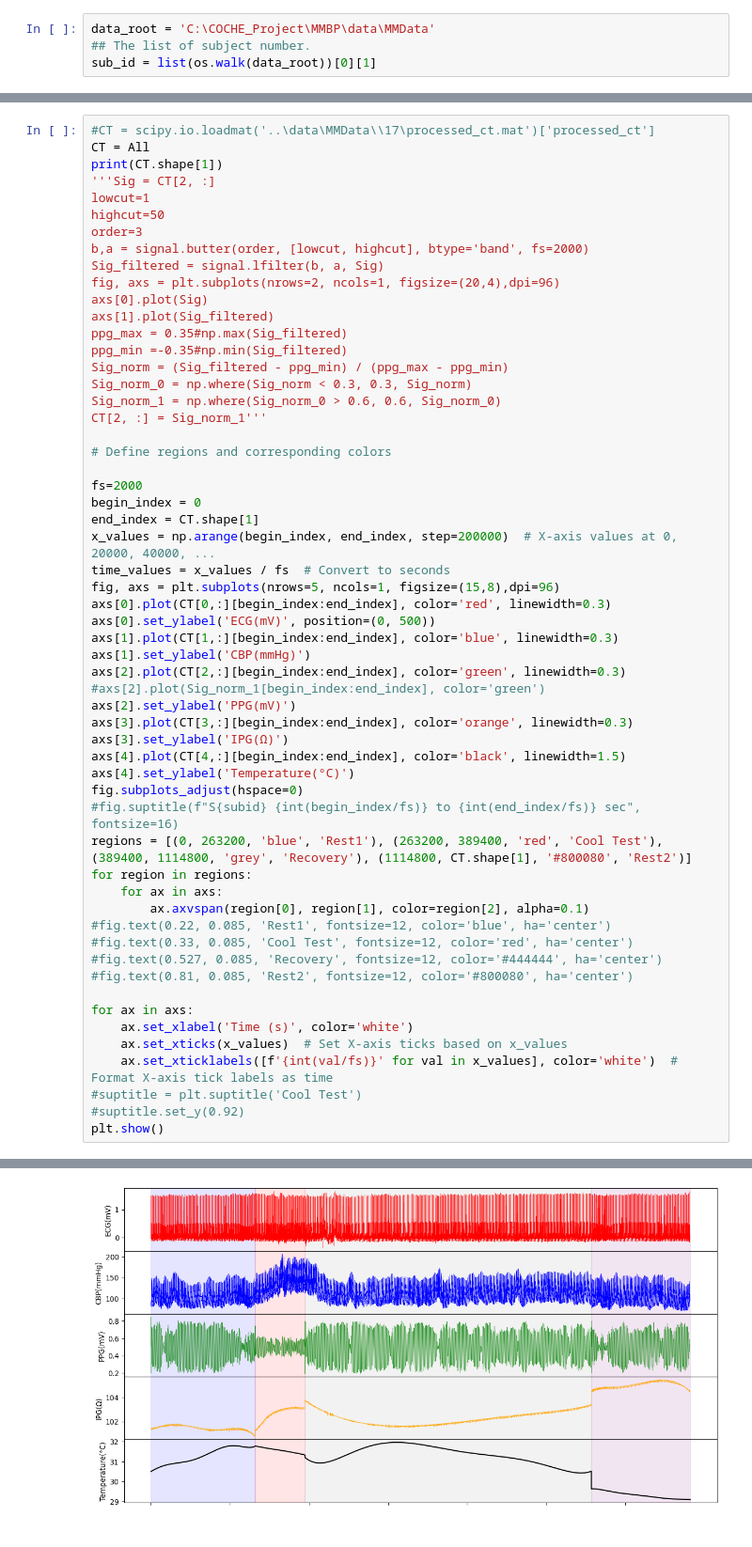
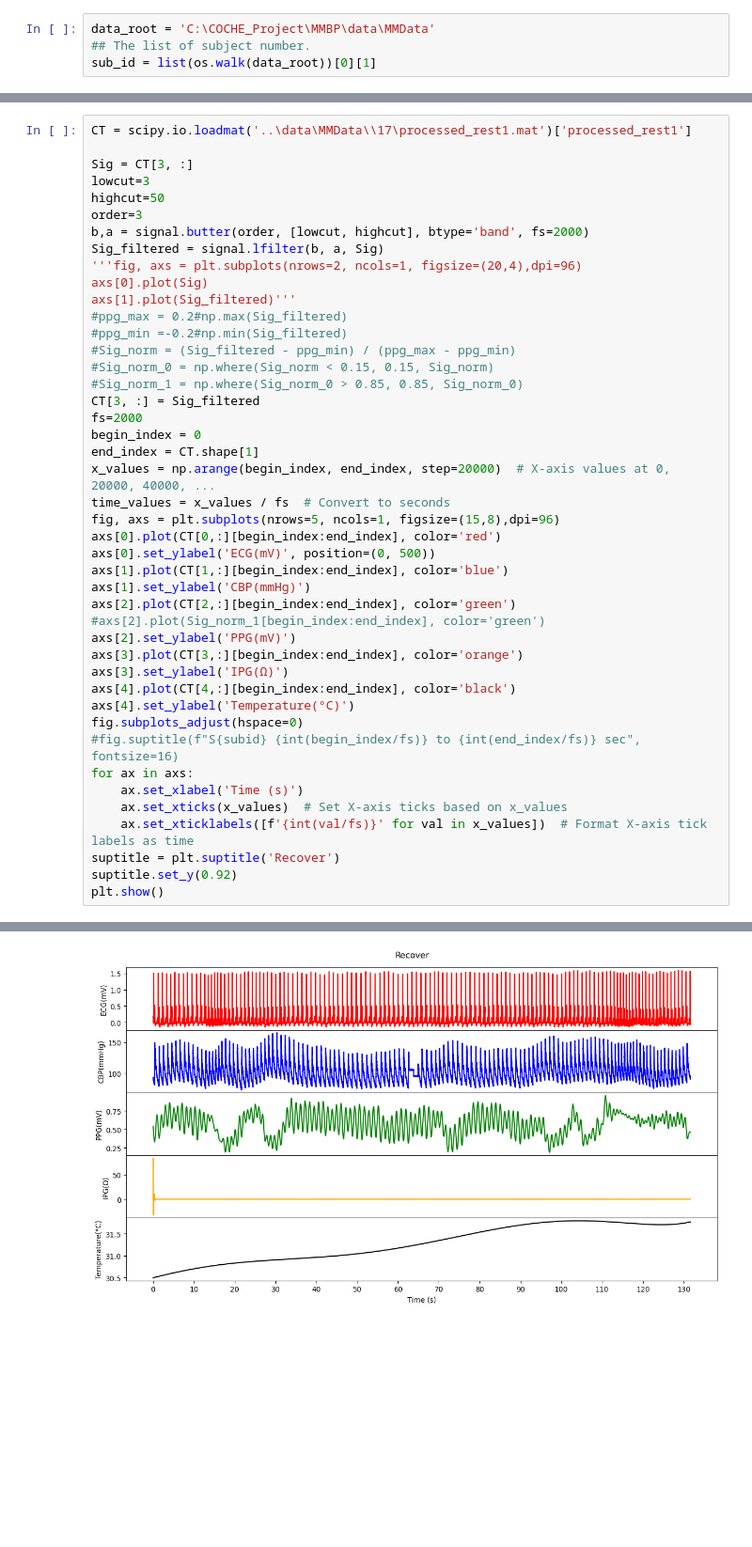
Before and after one commit to YanweiJIN/COCHEHK, a Jupyter notebook: MMBP/signals_30Jan24.ipynb, the cells around one changed output, grey strips where cells are left out. Shown at 94% size. Drawn from its saved outputs; the diff is of its cells as text; blank space fills up the shorter version.

```diff
--- a/MMBP/signals_30Jan24.ipynb
+++ b/MMBP/signals_30Jan24.ipynb
@@ -91,58 +256,45 @@ All = np.concatenate((Rest1, CT, Re, Rest2), axis=1)
 # %%
-#CT = scipy.io.loadmat('..\data\MMData\\17\processed_ct.mat')['processed_ct']
-CT = All
-print(CT.shape[1])
-'''Sig = CT[2, :]
-lowcut=1
+CT = scipy.io.loadmat('..\data\MMData\\17\processed_rest1.mat')['processed_rest1']
+
+Sig = CT[3, :]
+lowcut=3
 highcut=50
 order=3
 b,a = signal.butter(order, [lowcut, highcut], btype='band', fs=2000)
 Sig_filtered = signal.lfilter(b, a, Sig)
-fig, axs = plt.subplots(nrows=2, ncols=1, figsize=(20,4),dpi=96)
+'''fig, axs = plt.subplots(nrows=2, ncols=1, figsize=(20,4),dpi=96)
 axs[0].plot(Sig)
-axs[1].plot(Sig_filtered)
-ppg_max = 0.35#np.max(Sig_filtered)
-ppg_min =-0.35#np.min(Sig_filtered)
-Sig_norm = (Sig_filtered - ppg_min) / (ppg_max - ppg_min)
-Sig_norm_0 = np.where(Sig_norm < 0.3, 0.3, Sig_norm)
-Sig_norm_1 = np.where(Sig_norm_0 > 0.6, 0.6, Sig_norm_0)
-CT[2, :] = Sig_norm_1'''
-
-# Define regions and corresponding colors
-
+axs[1].plot(Sig_filtered)'''
+#ppg_max = 0.2#np.max(Sig_filtered)
+#ppg_min =-0.2#np.min(Sig_filtered)
+#Sig_norm = (Sig_filtered - ppg_min) / (ppg_max - ppg_min)
+#Sig_norm_0 = np.where(Sig_norm < 0.15, 0.15, Sig_norm)
+#Sig_norm_1 = np.where(Sig_norm_0 > 0.85, 0.85, Sig_norm_0)
+CT[3, :] = Sig_filtered
 fs=2000
 begin_index = 0
 end_index = CT.shape[1]
-x_values = np.arange(begin_index, end_index, step=200000)  # X-axis values at 0, 20000, 40000, ...
+x_values = np.arange(begin_index, end_index, step=20000)  # X-axis values at 0, 20000, 40000, ...
 time_values = x_values / fs  # Convert to seconds
 fig, axs = plt.subplots(nrows=5, ncols=1, figsize=(15,8),dpi=96)
-axs[0].plot(CT[0,:][begin_index:end_index], color='red', linewidth=0.3)
+axs[0].plot(CT[0,:][begin_index:end_index], color='red')
 axs[0].set_ylabel('ECG(mV)', position=(0, 500))
-axs[1].plot(CT[1,:][begin_index:end_index], color='blue', linewidth=0.3)
+axs[1].plot(CT[1,:][begin_index:end_index], color='blue')
 axs[1].set_ylabel('CBP(mmHg)')
-axs[2].plot(CT[2,:][begin_index:end_index], color='green', linewidth=0.3)
+axs[2].plot(CT[2,:][begin_index:end_index], color='green')
 #axs[2].plot(Sig_norm_1[begin_index:end_index], color='green')
 axs[2].set_ylabel('PPG(mV)')
-axs[3].plot(CT[3,:][begin_index:end_index], color='orange', linewidth=0.3)
+axs[3].plot(CT[3,:][begin_index:end_index], color='orange')
 axs[3].set_ylabel('IPG(Ω)')
-axs[4].plot(CT[4,:][begin_index:end_index], color='black', linewidth=1.5)
+axs[4].plot(CT[4,:][begin_index:end_index], color='black')
 axs[4].set_ylabel('Temperature(°C)')
 fig.subplots_adjust(hspace=0)
 #fig.suptitle(f"S{subid} {int(begin_index/fs)} to {int(end_index/fs)} sec", fontsize=16)
-regions = [(0, 263200, 'blue', 'Rest1'), (263200, 389400, 'red', 'Cool Test'), (389400, 1114800, 'grey', 'Recovery'), (1114800, CT.shape[1], '#800080', 'Rest2')]
-for region in regions:
-    for ax in axs:
-        ax.axvspan(region[0], region[1], color=region[2], alpha=0.1)
-#fig.text(0.22, 0.085, 'Rest1', fontsize=12, color='blue', ha='center')
-#fig.text(0.33, 0.085, 'Cool Test', fontsize=12, color='red', ha='center')
-#fig.text(0.527, 0.085, 'Recovery', fontsize=12, color='#444444', ha='center')
-#fig.text(0.81, 0.085, 'Rest2', fontsize=12, color='#800080', ha='center')
-
 for ax in axs:
-    ax.set_xlabel('Time (s)', color='white')
+    ax.set_xlabel('Time (s)')
     ax.set_xticks(x_values)  # Set X-axis ticks based on x_values
-    ax.set_xticklabels([f'{int(val/fs)}' for val in x_values], color='white')  # Format X-axis tick labels as time
-#suptitle = plt.suptitle('Cool Test')
-#suptitle.set_y(0.92)
+    ax.set_xticklabels([f'{int(val/fs)}' for val in x_values])  # Format X-axis tick labels as time
+suptitle = plt.suptitle('Recover')
+suptitle.set_y(0.92)
 plt.show()
 # %% [output]
@@ -150 +301 @@ plt.show()
-[figure, old version]
+[figure, new version]
```
Also changed, not shown: parts of 8 cells of this notebook.
